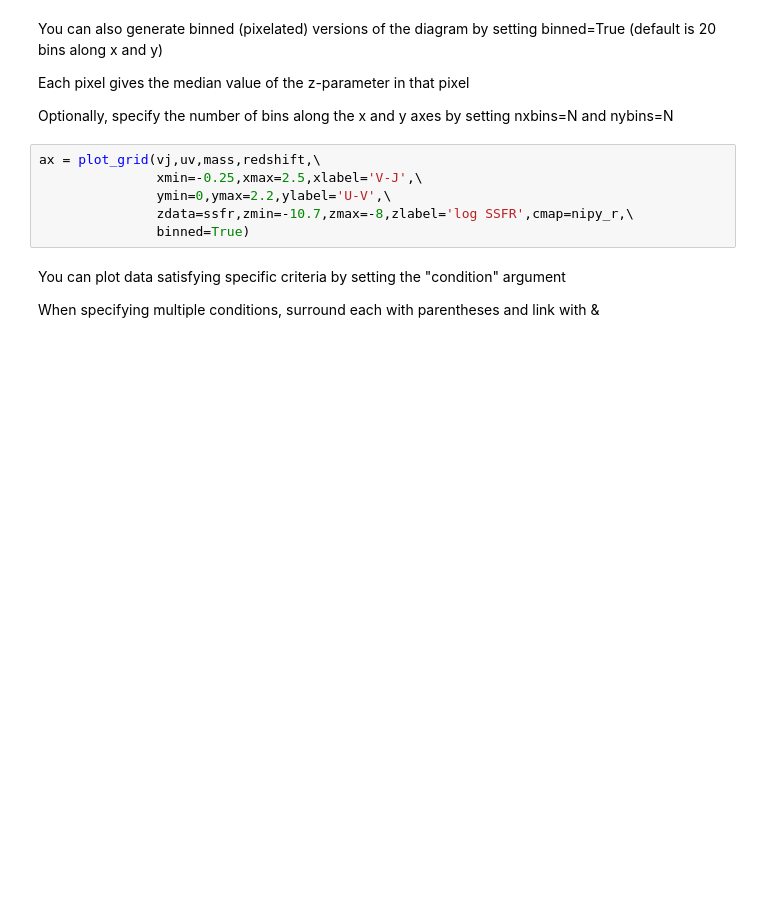
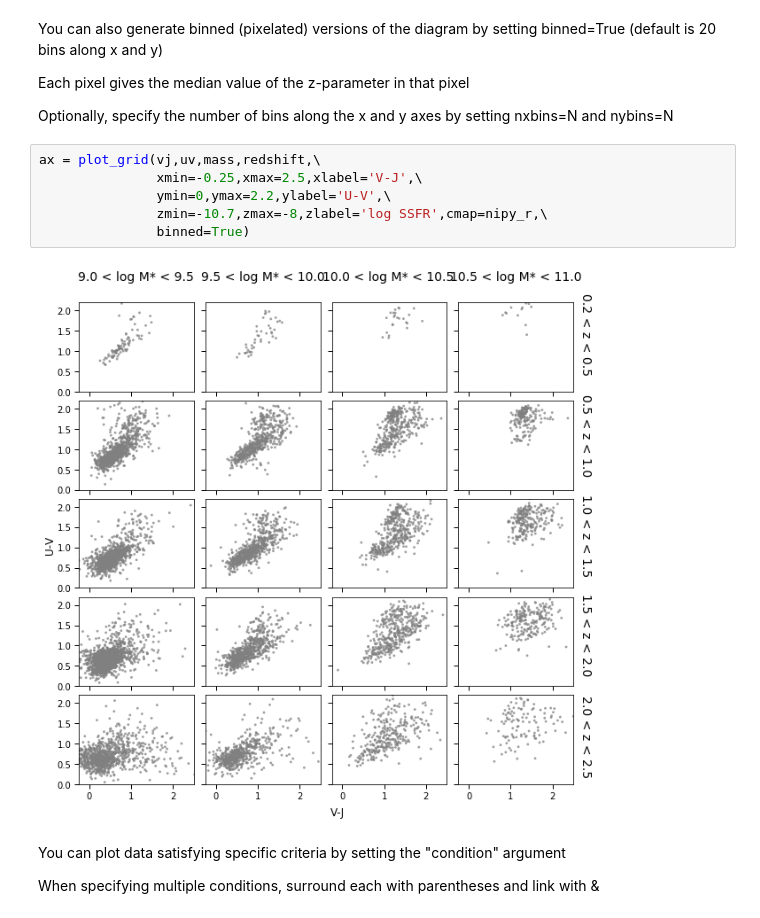
Before and after one commit to jztuan/SIP18, a Jupyter notebook: SIP tutorial.ipynb, the cells around one changed output. Saved outputs shown, nothing was run; the diff lists cells and outputs as text; blank space fills up the shorter version.

```diff
--- a/SIP tutorial.ipynb
+++ b/SIP tutorial.ipynb
@@ -167,9 +191,11 @@ Optionally, specify the number of bins along the x and y axes by setting nxbins=
 # %%
 ax = plot_grid(vj,uv,mass,redshift,\
                xmin=-0.25,xmax=2.5,xlabel='V-J',\
                ymin=0,ymax=2.2,ylabel='U-V',\
-               zdata=ssfr,zmin=-10.7,zmax=-8,zlabel='log SSFR',cmap=nipy_r,\
+               zmin=-10.7,zmax=-8,zlabel='log SSFR',cmap=nipy_r,\
                binned=True)
+# %% [output]
+[figure, added]
 # %% [markdown]
 You can plot data satisfying specific criteria by setting the "condition" argument
 
```
Also changed, not shown: parts of 19 cells of this notebook, 1 other file.
